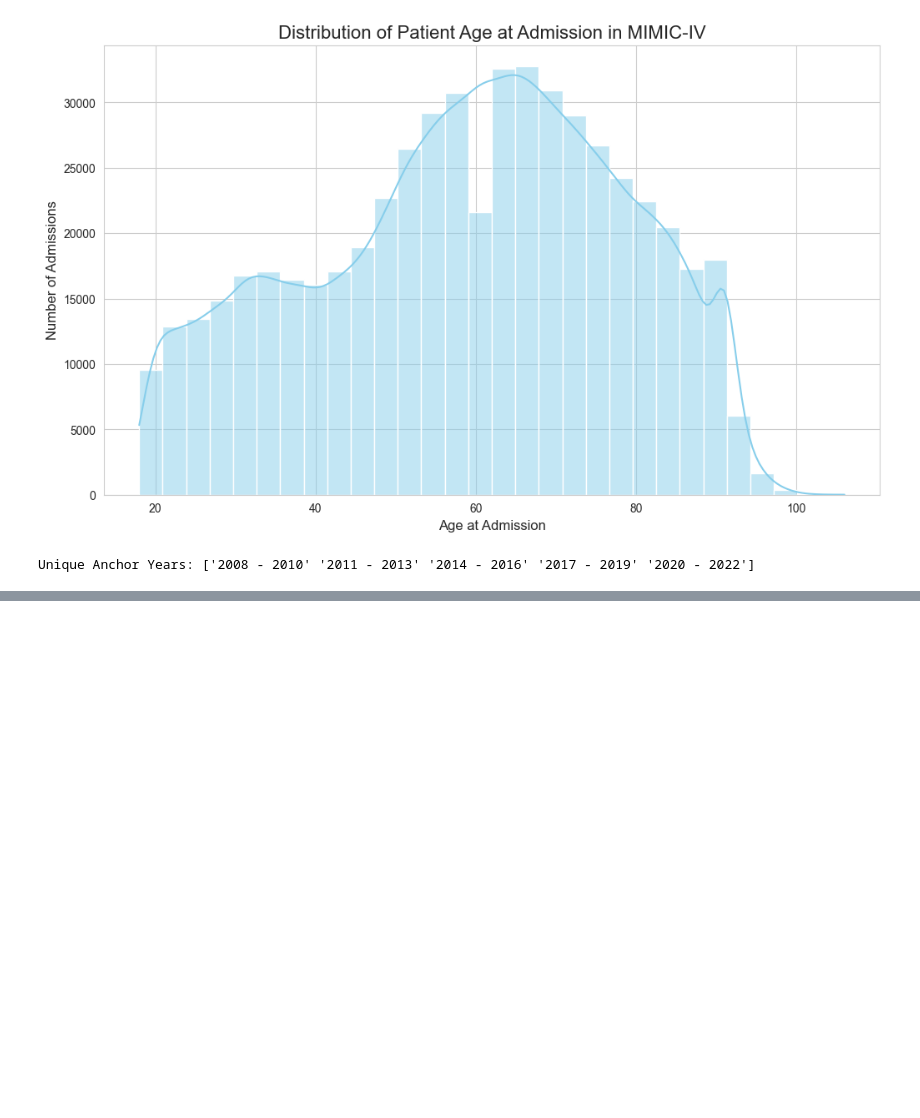
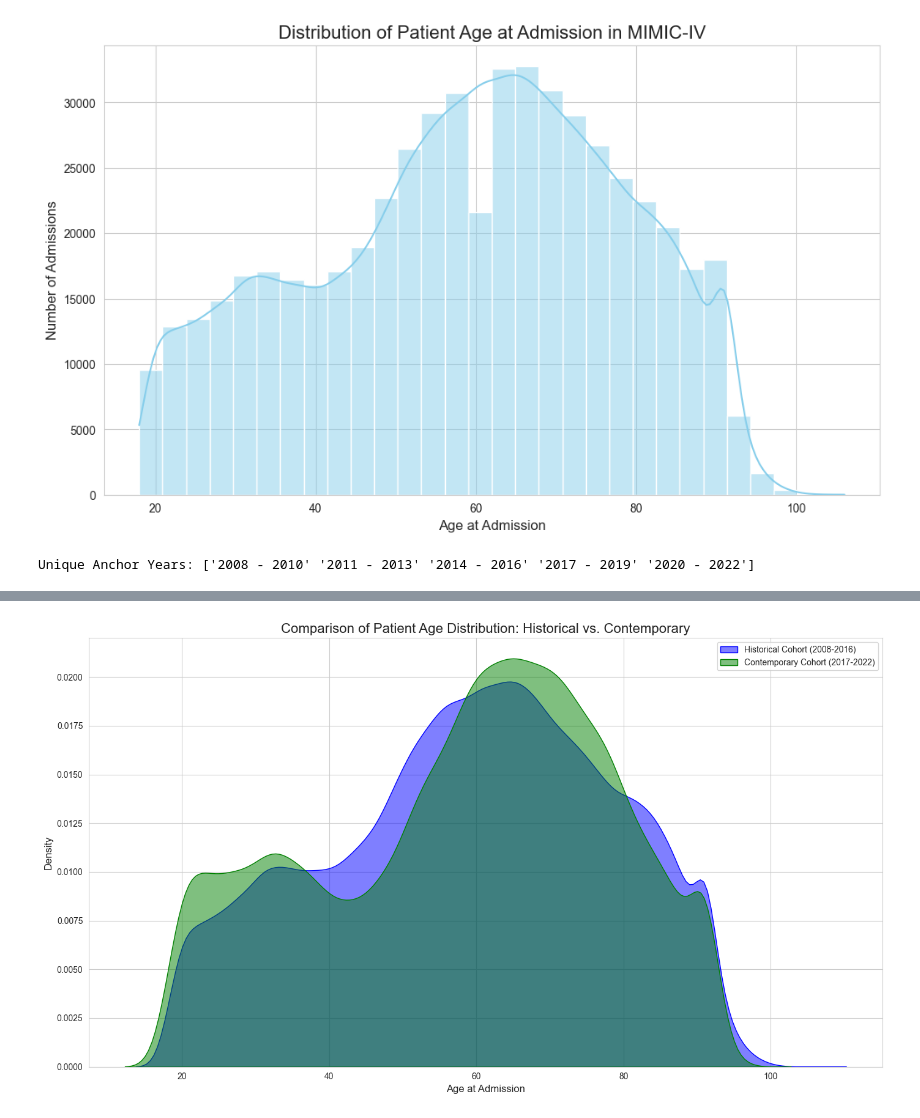
Before and after one commit to AshAninze/dissertation-fairness-ai, a Jupyter notebook: Code/test.ipynb, the cells around one changed output, grey strips where cells are left out. Saved outputs shown, nothing was run; the diff lists cells and outputs as text; code cells hidden in the pictures; blank space fills up the shorter version.

Commit message:
Added data drift visuals

```diff
--- a/Code/test.ipynb
+++ b/Code/test.ipynb
@@ -35,21 +35,22 @@ merged.head()
 | 4 | 10000068 | 25022803 | 2160-03-03 23:16:00 | 2160-03-04 06:26:00 | NaN | EU OBSERVATION | P39NWO | ... |
 5 rows × 21 columns
 # %%
-# 1. Ensure 'admittime' is a datetime object
+# admittime is a datetime object
 merged['admittime'] = pd.to_datetime(merged['admittime'])
 
-# 2. For each patient, find the year of their EARLIEST shifted admission
+# For each patient, find the year of their first shifted admission
 first_admission_year_shifted = merged.groupby('subject_id')['admittime'].min().dt.year
 
-# 3. Map this earliest shifted year back to every admission for each patient
+# Map the earliest shifted year back to every admission for each patient
 merged['first_admission_year_shifted'] = merged['subject_id'].map(first_admission_year_shifted)
 
-# 4. Calculate the unique date shift for each patient
-# This is the difference between their first shifted year and their true anchor year
+# Calculate the unique date shift for each patient
 merged['date_shift'] = merged['first_admission_year_shifted'] - merged['anchor_year']
 
-# 5. Create the 'true_admission_year' column by subtracting the shift
+# Create true_admission_year column by subtracting the shift
 merged['true_admission_year'] = merged['admittime'].dt.year - merged['date_shift']
 
+merged['age_at_admission'] = merged['anchor_age'] + (merged['true_admission_year'] - merged['anchor_year'])
+
 merged.head()
 # %% [output]
@@ -115,0 +125,26 @@ Name: age_at_admission, dtype: float64
+# %%
+sns.set_style("whitegrid")
+
+# Create a figure for the plot
+plt.figure(figsize=(14, 8))
+
+# Plot the distribution of age for the historical cohort
+sns.kdeplot(historical['age_at_admission'], label='Historical Cohort (2008-2016)', color='blue', fill=True, alpha=0.5)
+
+# Plot the distribution of age for the contemporary cohort on the same axes
+sns.kdeplot(contemporary['age_at_admission'], label='Contemporary Cohort (2017-2022)', color='green', fill=True, alpha=0.5)
+
+# Add titles, labels, and a legend
+plt.title('Comparison of Patient Age Distribution: Historical vs. Contemporary', fontsize=16)
+plt.xlabel('Age at Admission', fontsize=12)
+plt.ylabel('Density', fontsize=12)
+plt.legend()
+plt.grid(True)
+plt.tight_layout()
+
+# Save the new plot as an image file
+plt.savefig('age_distribution_comparison.png')
+
+#This is important as it provided visual evidence of a data drift
+# %% [output]
+[figure, added]
```
Also changed, not shown: parts of 4 cells of this notebook.
